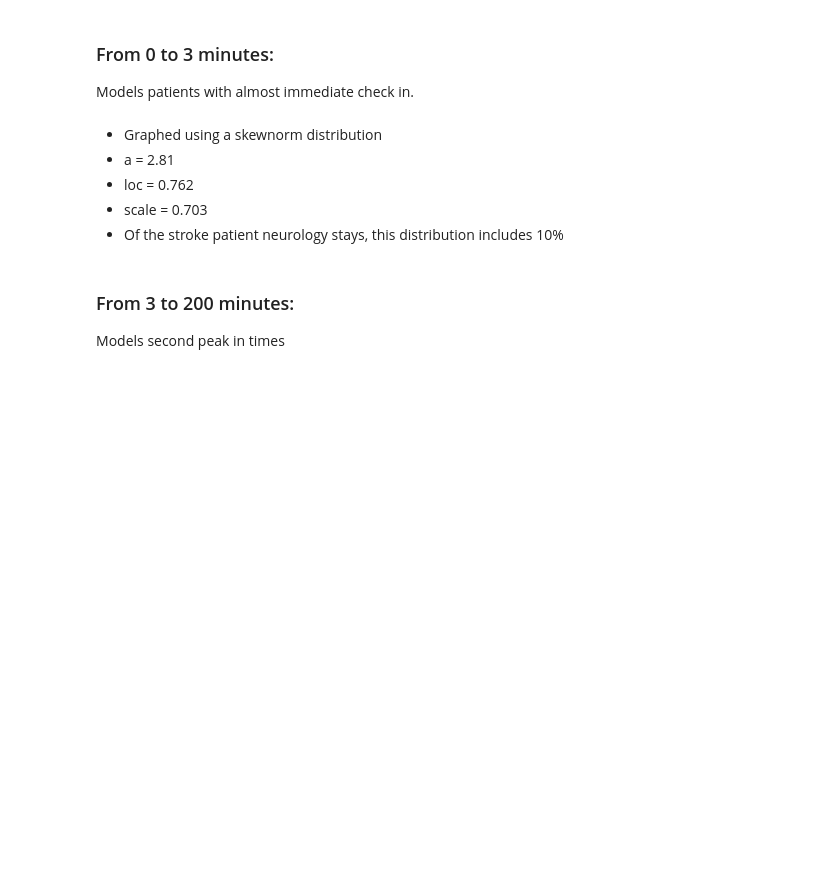
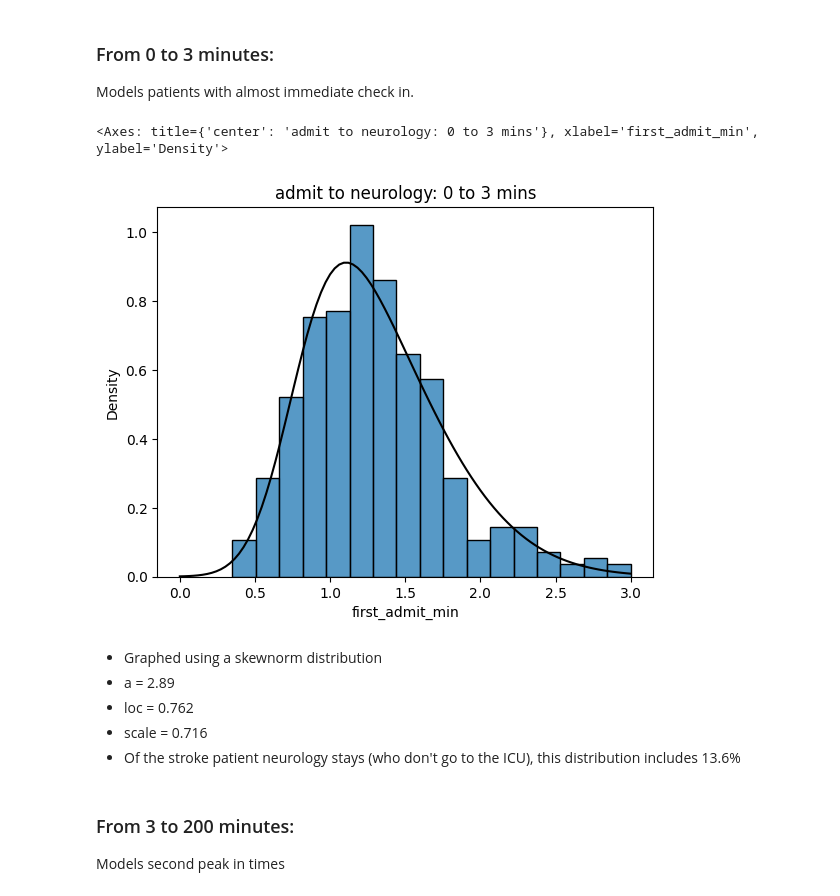
Before and after one commit to emilydormody/Synthetic-Stroke-Data, a Jupyter notebook: histogram_summaries.ipynb, the cells around one changed output. Saved outputs shown, nothing was run; the diff lists cells and outputs as text; code cells hidden in the pictures; blank space fills up the shorter version.

Commit message:
changed neuro

```diff
--- a/histogram_summaries.ipynb
+++ b/histogram_summaries.ipynb
@@ -33,6 +33,7 @@ def readc(filename):
 icu = read('icu_results', False)
 ed = read('ed_timedata', False)
 neuro = read('neuro_ward_timedata', False)
+false = read('just_neuro', False)
 icu_neuro = read('after', False)
 # %%
 ocu = readc('occupational_therapy')
@@ -321,17 +368,20 @@ When choosing which distribution, a patient has a percent chance equal to the pe
 Models patients with almost immediate check in.
 # %%
 x = np.linspace(0,3, 100)
-data=neuro[neuro['first_admit_min'] <= 3]
+data=false[false['first_admit_min'] <= 3]
 a,loc, scale = stats.skewnorm.fit(data['first_admit_min'])
 
 sns.histplot(x='first_admit_min', data=data, stat='density').set(title='admit to neurology: 0 to 3 mins')
 sns.lineplot(x=x, y=stats.skewnorm.pdf(x, a,loc, scale), color='black')
+# %% [output]
+<Axes: title={'center': 'admit to neurology: 0 to 3 mins'}, xlabel='first_admit_min', ylabel='Density'>
+[figure, added]
 # %% [markdown]
 - Graphed using a skewnorm distribution
-- a = 2.81
+- a = 2.89
 - loc = 0.762
-- scale = 0.703
-- Of the stroke patient neurology stays, this distribution includes 10%
+- scale = 0.716
+- Of the stroke patient neurology stays (who don't go to the ICU), this distribution includes 13.6%
 # %% [markdown]
 ### From 3 to 200 minutes:
 Models second peak in times
```
Also changed, not shown: parts of 44 cells of this notebook.
